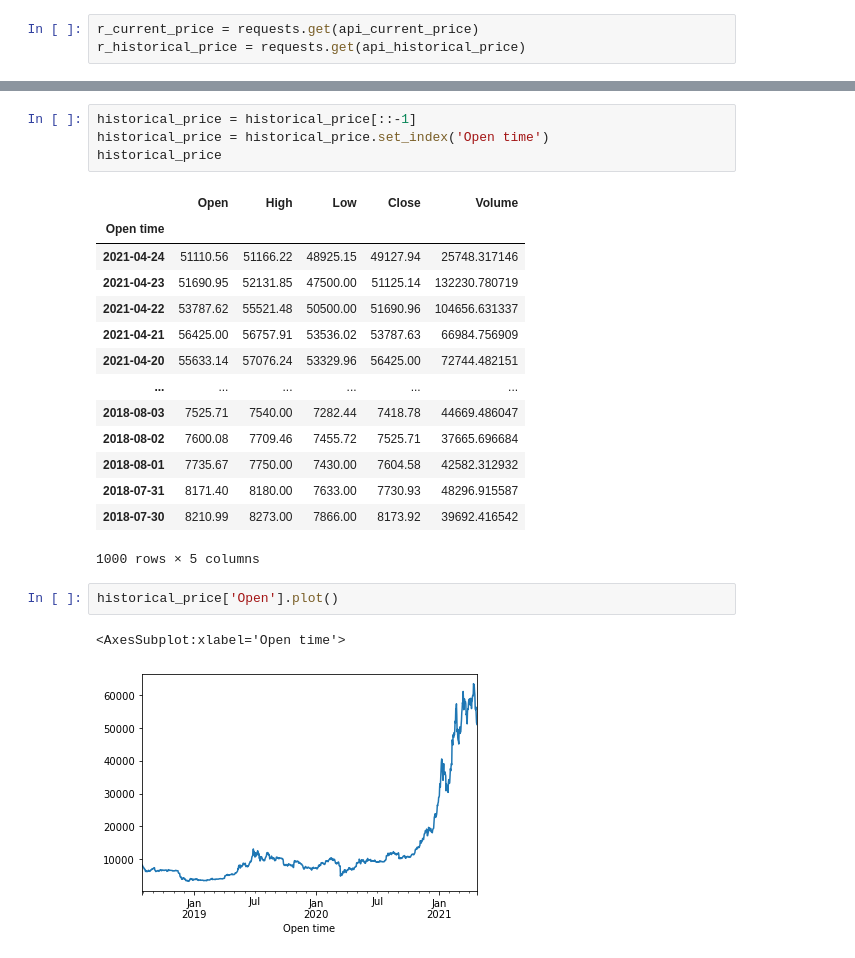
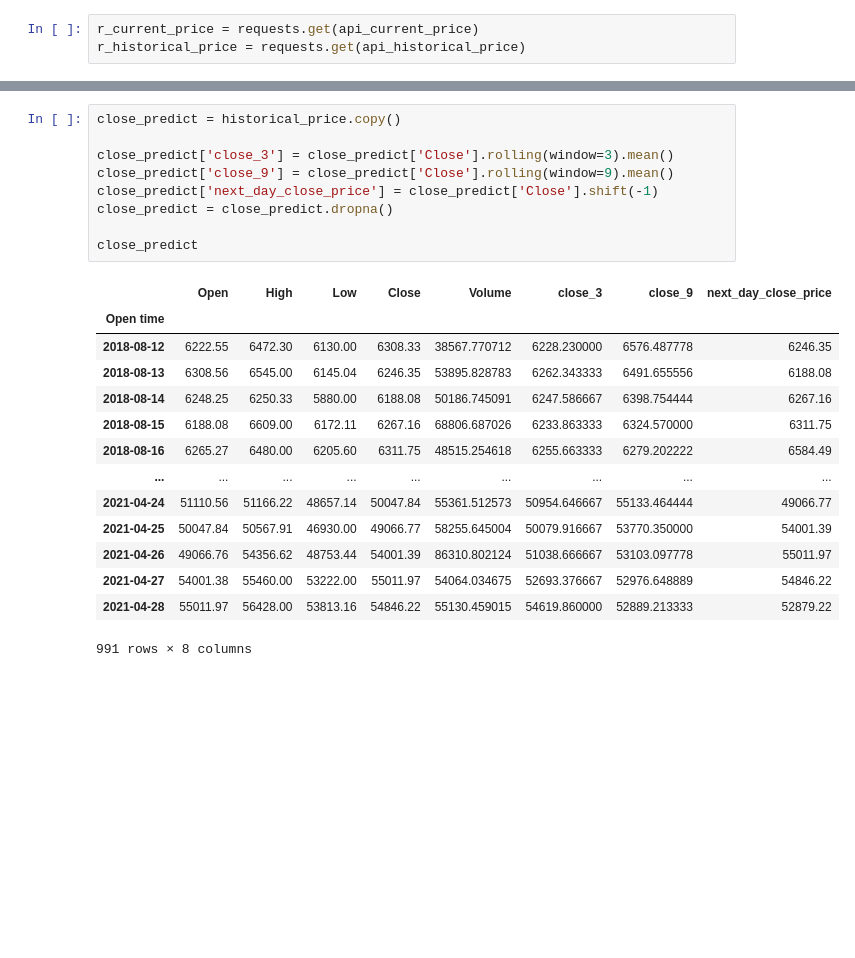
Before and after one commit to Adam-Palacz/crypto_ml, a Jupyter notebook: crypto_ml.ipynb, the cells around one changed output, grey strips where cells are left out. Cells and saved outputs as stored; diff of their text form; blank space fills up the shorter version.

```diff
--- a/crypto_ml.ipynb
+++ b/crypto_ml.ipynb
@@ -133,24 +103,24 @@ historical_price
-# %%
-historical_price = historical_price[::-1]
-historical_price = historical_price.set_index('Open time')
-historical_price
-# %% [output]
-|  | Open | High | Low | Close | Volume |
-| Open time |  |  |  |  |  |
-| 2021-04-24 | 51110.56 | 51166.22 | 48925.15 | 49127.94 | 25748.317146 |
-| 2021-04-23 | 51690.95 | 52131.85 | 47500.00 | 51125.14 | 132230.780719 |
-| 2021-04-22 | 53787.62 | 55521.48 | 50500.00 | 51690.96 | 104656.631337 |
-| 2021-04-21 | 56425.00 | 56757.91 | 53536.02 | 53787.63 | 66984.756909 |
-| 2021-04-20 | 55633.14 | 57076.24 | 53329.96 | 56425.00 | 72744.482151 |
-| ... | ... | ... | ... | ... | ... |
-| 2018-08-03 | 7525.71 | 7540.00 | 7282.44 | 7418.78 | 44669.486047 |
-| 2018-08-02 | 7600.08 | 7709.46 | 7455.72 | 7525.71 | 37665.696684 |
-| 2018-08-01 | 7735.67 | 7750.00 | 7430.00 | 7604.58 | 42582.312932 |
-| 2018-07-31 | 8171.40 | 8180.00 | 7633.00 | 7730.93 | 48296.915587 |
-| 2018-07-30 | 8210.99 | 8273.00 | 7866.00 | 8173.92 | 39692.416542 |
-1000 rows × 5 columns
-# %%
-historical_price['Open'].plot()
-# %% [output]
-<AxesSubplot:xlabel='Open time'>
-[figure, removed]
+# %%
+close_predict = historical_price.copy()
+
+close_predict['close_3'] = close_predict['Close'].rolling(window=3).mean()
+close_predict['close_9'] = close_predict['Close'].rolling(window=9).mean()
+close_predict['next_day_close_price'] = close_predict['Close'].shift(-1)
+close_predict = close_predict.dropna()
+
+close_predict
+# %% [output]
+|  | Open | High | Low | Close | Volume | close_3 | close_9 | next_day_close_price |
+| Open time |  |  |  |  |  |  |  |  |
+| 2018-08-12 | 6222.55 | 6472.30 | 6130.00 | 6308.33 | 38567.770712 | 6228.230000 | 6576.487778 | 6246.35 |
+| 2018-08-13 | 6308.56 | 6545.00 | 6145.04 | 6246.35 | 53895.828783 | 6262.343333 | 6491.655556 | 6188.08 |
+| 2018-08-14 | 6248.25 | 6250.33 | 5880.00 | 6188.08 | 50186.745091 | 6247.586667 | 6398.754444 | 6267.16 |
+| 2018-08-15 | 6188.08 | 6609.00 | 6172.11 | 6267.16 | 68806.687026 | 6233.863333 | 6324.570000 | 6311.75 |
+| 2018-08-16 | 6265.27 | 6480.00 | 6205.60 | 6311.75 | 48515.254618 | 6255.663333 | 6279.202222 | 6584.49 |
+| ... | ... | ... | ... | ... | ... | ... | ... | ... |
+| 2021-04-24 | 51110.56 | 51166.22 | 48657.14 | 50047.84 | 55361.512573 | 50954.646667 | 55133.464444 | 49066.77 |
+| 2021-04-25 | 50047.84 | 50567.91 | 46930.00 | 49066.77 | 58255.645004 | 50079.916667 | 53770.350000 | 54001.39 |
+| 2021-04-26 | 49066.76 | 54356.62 | 48753.44 | 54001.39 | 86310.802124 | 51038.666667 | 53103.097778 | 55011.97 |
+| 2021-04-27 | 54001.38 | 55460.00 | 53222.00 | 55011.97 | 54064.034675 | 52693.376667 | 52976.648889 | 54846.22 |
+| 2021-04-28 | 55011.97 | 56428.00 | 53813.16 | 54846.22 | 55130.459015 | 54619.860000 | 52889.213333 | 52879.22 |
+991 rows × 8 columns
```
Also changed, not shown: parts of 15 cells of this notebook.
